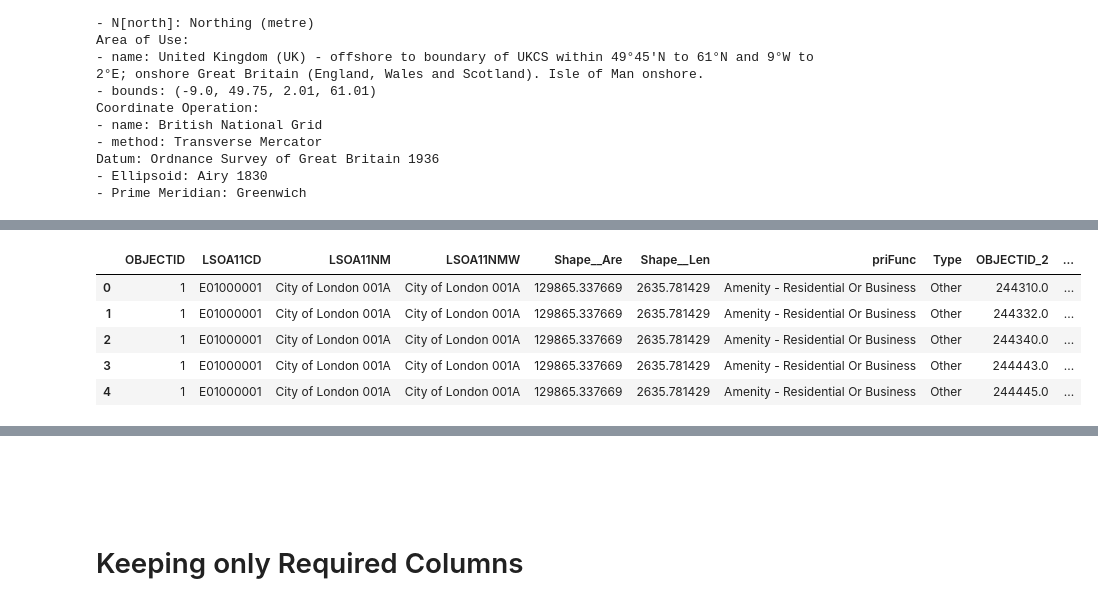
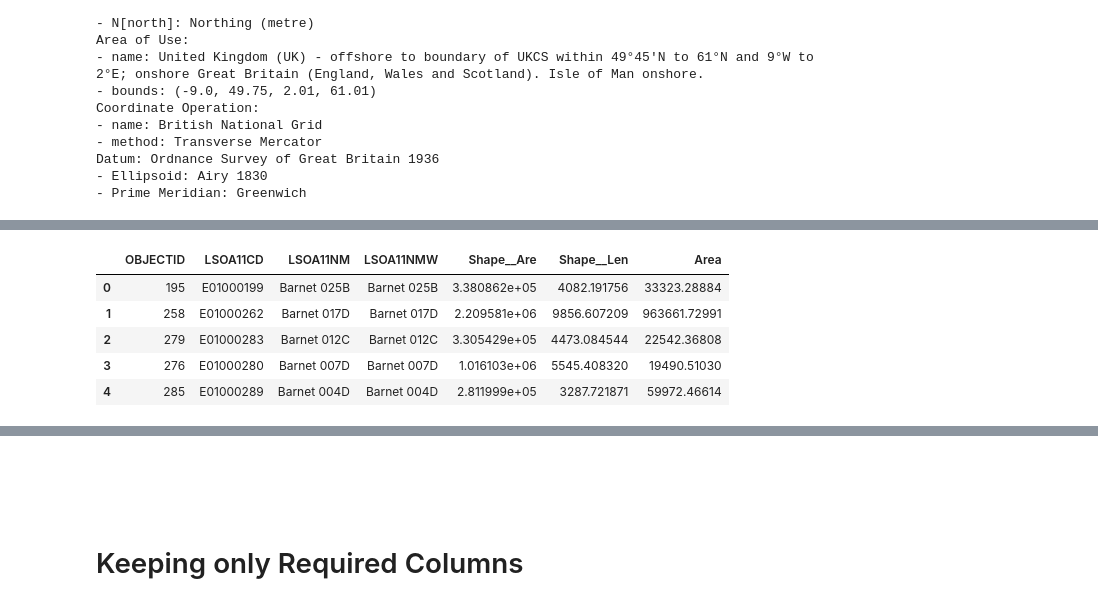
Before and after one commit to vikkimaps/Gardens_VS_Covid, a Jupyter notebook: GreenspaceDataSorting.ipynb, the cells around one changed output, grey strips where cells are left out. Drawn from its saved outputs; the diff is of its cells as text; code cells hidden in the pictures.

```diff
--- a/GreenspaceDataSorting.ipynb
+++ b/GreenspaceDataSorting.ipynb
@@ -174,2 +172,2 @@ parks.head()
 # %%
-other = pd.read_csv('LSOA_Other.csv')
+otherlon = pd.read_csv('GS_Other_Lon_Edit.csv')
@@ -176,9 +176,9 @@ other = pd.read_csv('LSOA_Other.csv')
 # %%
-other.head()
+otherlon.head()
 # %% [output]
-|  | OBJECTID | LSOA11CD | LSOA11NM | LSOA11NMW | Shape__Are | Shape__Len | priFunc | Type | OBJECTID_2 | ... |
-| 0 | 1 | E01000001 | City of London 001A | City of London 001A | 129865.337669 | 2635.781429 | Amenity - Residential Or Business | Other | 244310.0 | ... |
-| 1 | 1 | E01000001 | City of London 001A | City of London 001A | 129865.337669 | 2635.781429 | Amenity - Residential Or Business | Other | 244332.0 | ... |
-| 2 | 1 | E01000001 | City of London 001A | City of London 001A | 129865.337669 | 2635.781429 | Amenity - Residential Or Business | Other | 244340.0 | ... |
-| 3 | 1 | E01000001 | City of London 001A | City of London 001A | 129865.337669 | 2635.781429 | Amenity - Residential Or Business | Other | 244443.0 | ... |
-| 4 | 1 | E01000001 | City of London 001A | City of London 001A | 129865.337669 | 2635.781429 | Amenity - Residential Or Business | Other | 244445.0 | ... |
+|  | OBJECTID | LSOA11CD | LSOA11NM | LSOA11NMW | Shape__Are | Shape__Len | Area |
+| 0 | 195 | E01000199 | Barnet 025B | Barnet 025B | 3.380862e+05 | 4082.191756 | 33323.28884 |
+| 1 | 258 | E01000262 | Barnet 017D | Barnet 017D | 2.209581e+06 | 9856.607209 | 963661.72991 |
+| 2 | 279 | E01000283 | Barnet 012C | Barnet 012C | 3.305429e+05 | 4473.084544 | 22542.36808 |
+| 3 | 276 | E01000280 | Barnet 007D | Barnet 007D | 1.016103e+06 | 5545.408320 | 19490.51030 |
+| 4 | 285 | E01000289 | Barnet 004D | Barnet 004D | 2.811999e+05 | 3287.721871 | 59972.46614 |
```
Also changed, not shown: parts of 40 cells of this notebook.
